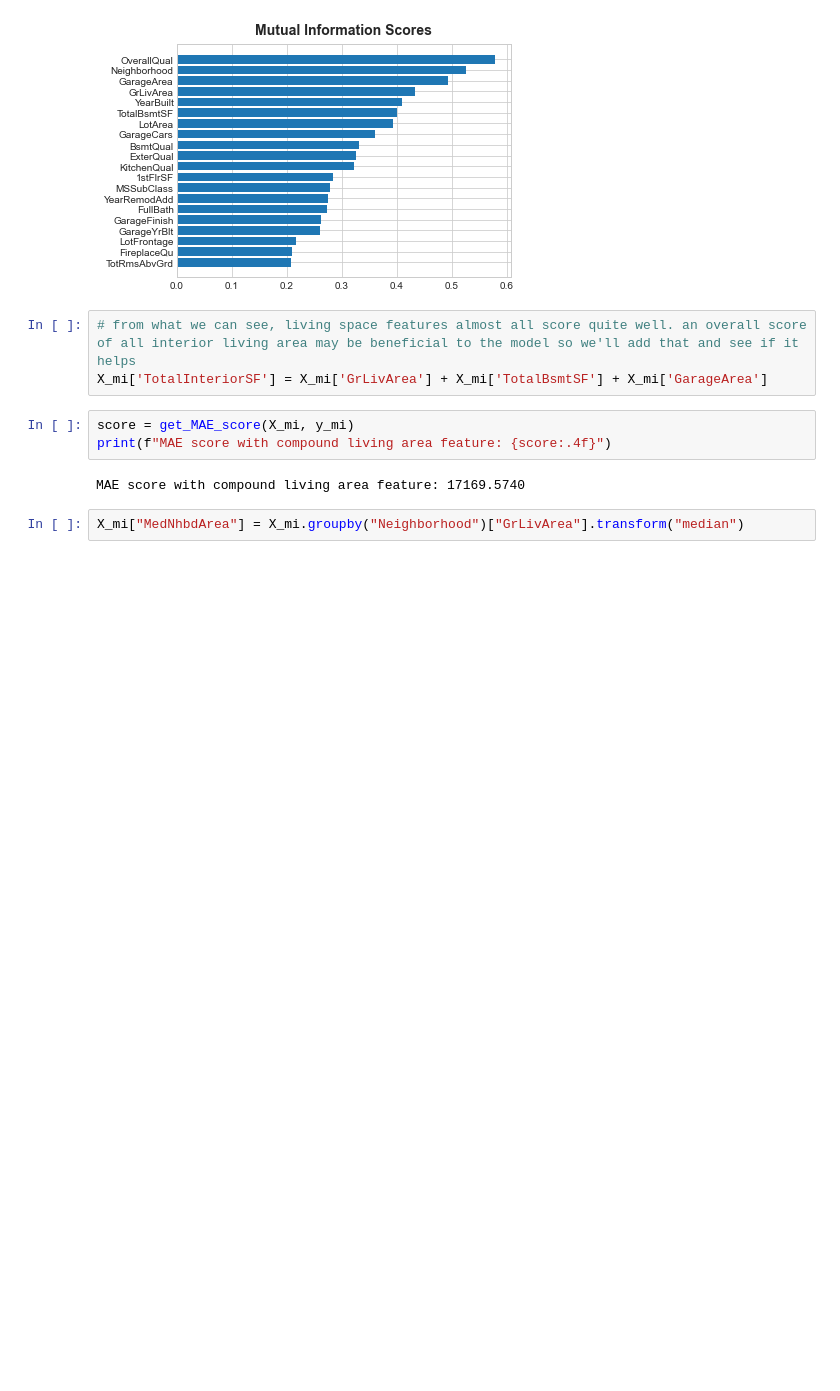
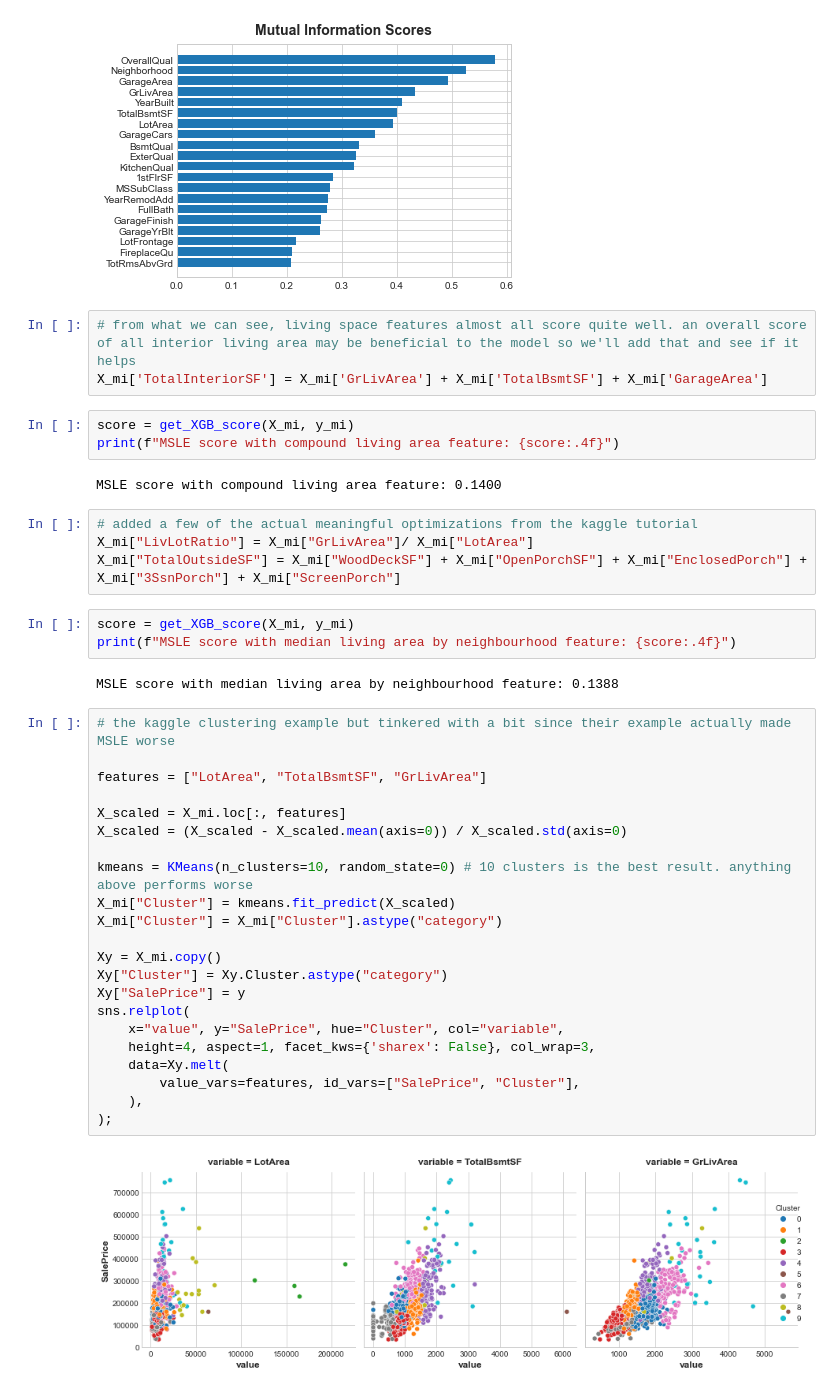
Before and after one commit to Ben-Hardy/kaggle, a Jupyter notebook: ames_housing_data/ames.ipynb, the cells around one changed output. Cells and saved outputs as stored; diff of their text form; blank space fills up the shorter version.

Commit message:
added clustering for a few features and moved testing over to using XGBoost now that I've found a way of running it on this M1 Mac. this will save a bunch of time

```diff
--- a/ames_housing_data/ames.ipynb
+++ b/ames_housing_data/ames.ipynb
@@ -98,9 +107,40 @@ plot_mi_scores(mi_scores.head(20))
 # from what we can see, living space features almost all score quite well. an overall score of all interior living area may be beneficial to the model so we'll add that and see if it helps
 X_mi['TotalInteriorSF'] = X_mi['GrLivArea'] + X_mi['TotalBsmtSF'] + X_mi['GarageArea']
 # %%
-score = get_MAE_score(X_mi, y_mi)
-print(f"MAE score with compound living area feature: {score:.4f}")
+score = get_XGB_score(X_mi, y_mi)
+print(f"MSLE score with compound living area feature: {score:.4f}")
 # %% [output]
-MAE score with compound living area feature: 17169.5740
+MSLE score with compound living area feature: 0.1400
-# %%
-X_mi["MedNhbdArea"] = X_mi.groupby("Neighborhood")["GrLivArea"].transform("median")
+# %%
+# added a few of the actual meaningful optimizations from the kaggle tutorial
+X_mi["LivLotRatio"] = X_mi["GrLivArea"]/ X_mi["LotArea"]
+X_mi["TotalOutsideSF"] = X_mi["WoodDeckSF"] + X_mi["OpenPorchSF"] + X_mi["EnclosedPorch"] + X_mi["3SsnPorch"] + X_mi["ScreenPorch"]
+# %%
+score = get_XGB_score(X_mi, y_mi)
+print(f"MSLE score with median living area by neighbourhood feature: {score:.4f}")
+# %% [output]
+MSLE score with median living area by neighbourhood feature: 0.1388
+# %%
+# the kaggle clustering example but tinkered with a bit since their example actually made MSLE worse
+
+features = ["LotArea", "TotalBsmtSF", "GrLivArea"]
+
+X_scaled = X_mi.loc[:, features]
+X_scaled = (X_scaled - X_scaled.mean(axis=0)) / X_scaled.std(axis=0)
+
+kmeans = KMeans(n_clusters=10, random_state=0) # 10 clusters is the best result. anything above performs worse
+X_mi["Cluster"] = kmeans.fit_predict(X_scaled)
+X_mi["Cluster"] = X_mi["Cluster"].astype("category")
+
+Xy = X_mi.copy()
+Xy["Cluster"] = Xy.Cluster.astype("category")
+Xy["SalePrice"] = y
+sns.relplot(
+    x="value", y="SalePrice", hue="Cluster", col="variable",
+    height=4, aspect=1, facet_kws={'sharex': False}, col_wrap=3,
+    data=Xy.melt(
+        value_vars=features, id_vars=["SalePrice", "Cluster"],
+    ),
+);
+# %% [output]
+[figure, added]
```
Also changed, not shown: parts of 4 cells of this notebook.
